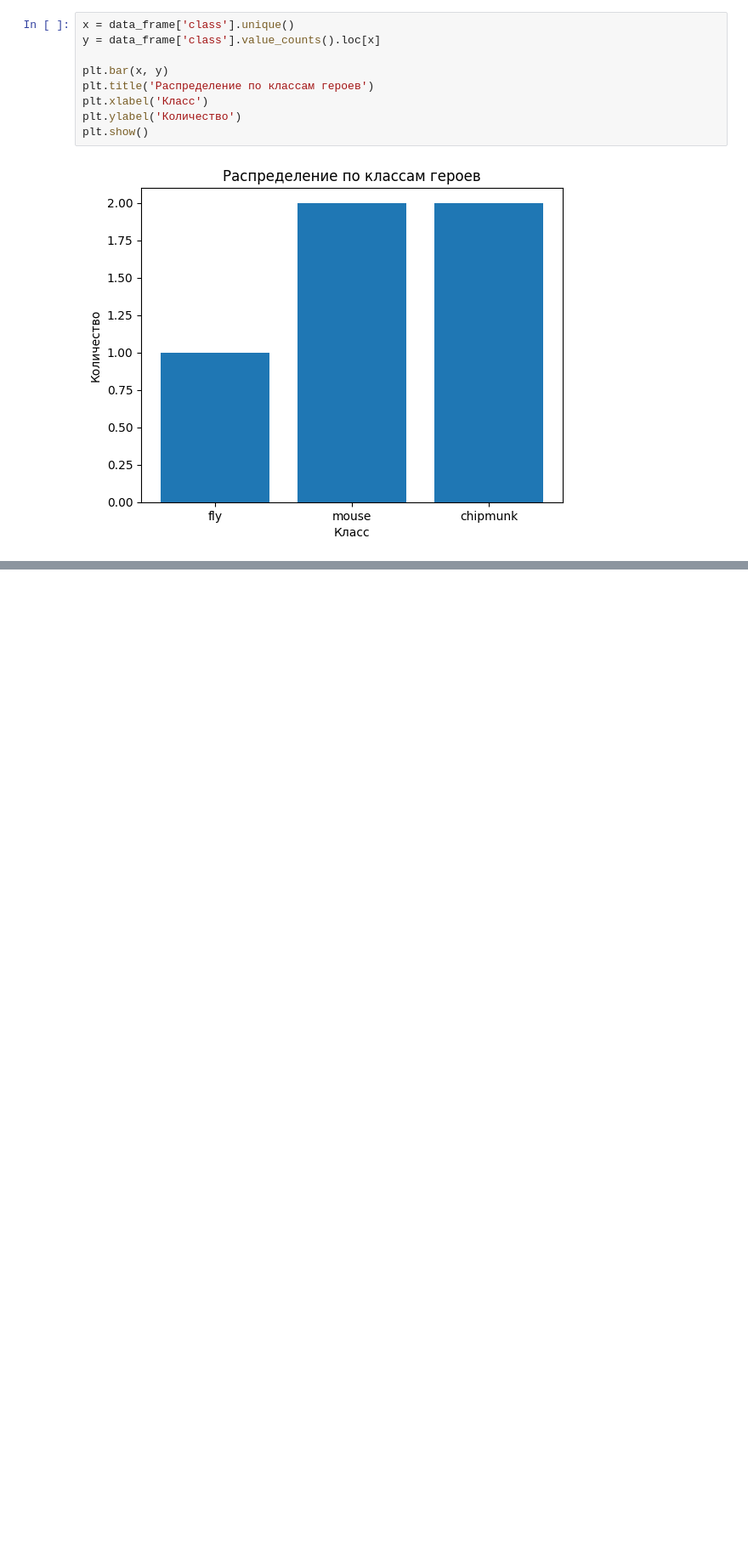
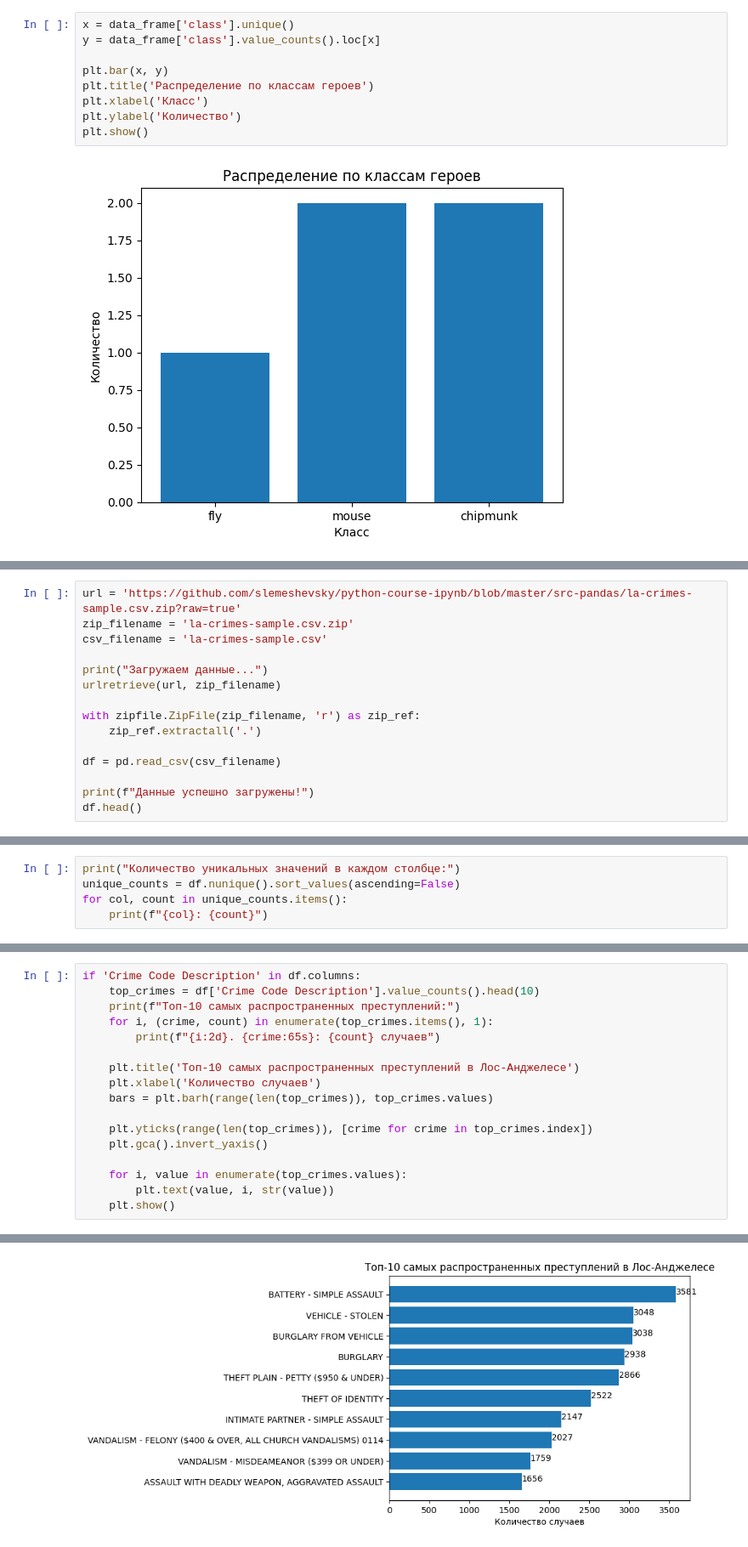
Before and after one commit to WonderSi/iml-python-semestr5, a Jupyter notebook: lab3.ipynb, the cells around one changed output, grey strips where cells are left out. Shown at 85% size. Cells and saved outputs as stored; diff of their text form; blank space fills up the shorter version.

```diff
--- a/lab3.ipynb
+++ b/lab3.ipynb
@@ -195,0 +217,15 @@ plt.show()
+# %%
+url = 'https://github.com/slemeshevsky/python-course-ipynb/blob/master/src-pandas/la-crimes-sample.csv.zip?raw=true'
+zip_filename = 'la-crimes-sample.csv.zip'
+csv_filename = 'la-crimes-sample.csv'
+
+print("Загружаем данные...")
+urlretrieve(url, zip_filename)
+
+with zipfile.ZipFile(zip_filename, 'r') as zip_ref:
+    zip_ref.extractall('.')
+
+df = pd.read_csv(csv_filename)
+
+print(f"Данные успешно загружены!")
+df.head()
@@ -195,0 +282,5 @@ plt.show()
+# %%
+print("Количество уникальных значений в каждом столбце:")
+unique_counts = df.nunique().sort_values(ascending=False)
+for col, count in unique_counts.items():
+    print(f"{col}: {count}")
@@ -195,0 +330,18 @@ plt.show()
+# %%
+if 'Crime Code Description' in df.columns:
+    top_crimes = df['Crime Code Description'].value_counts().head(10)
+    print(f"Топ-10 самых распространенных преступлений:")
+    for i, (crime, count) in enumerate(top_crimes.items(), 1):
+        print(f"{i:2d}. {crime:65s}: {count} случаев")
+
+    plt.title('Топ-10 самых распространенных преступлений в Лос-Анджелесе')
+    plt.xlabel('Количество случаев')
+    bars = plt.barh(range(len(top_crimes)), top_crimes.values)
+
+    plt.yticks(range(len(top_crimes)), [crime for crime in top_crimes.index])
+    plt.gca().invert_yaxis()
+
+    for i, value in enumerate(top_crimes.values):
+        plt.text(value, i, str(value))
+    plt.show()
+# %% [output]
@@ -195,0 +359 @@ plt.show()
+[figure, added]
```
Also changed, not shown: parts of 15 cells of this notebook.
